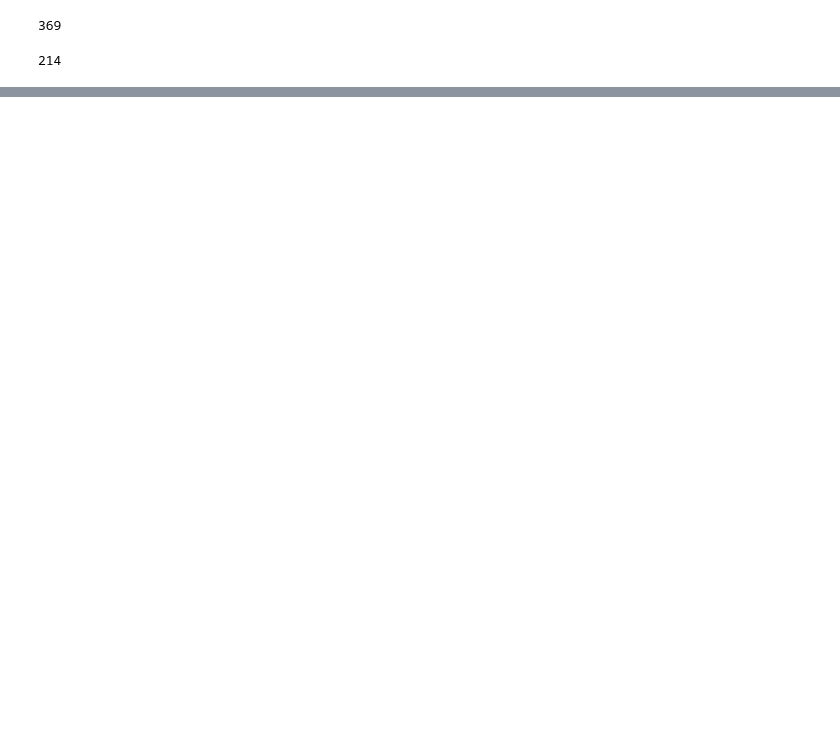
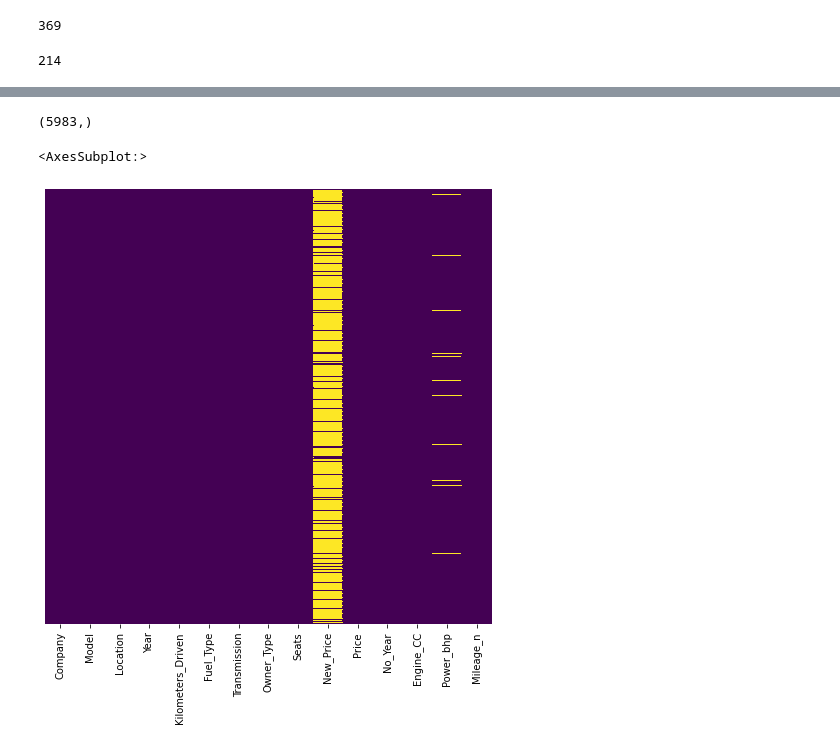
Before and after one commit to ranjeet964/Car-resell-price-prediction, a Jupyter notebook: car price prediction.ipynb, the cells around one changed output, grey strips where cells are left out. Saved outputs shown, nothing was run; the diff lists cells and outputs as text; code cells hidden in the pictures; blank space fills up the shorter version.

```diff
--- a/car price prediction.ipynb
+++ b/car price prediction.ipynb
@@ -349,0 +338,11 @@ print(train_new)
+# %%
+train_new['Year'].shape
+# %% [output]
+(5983,)
+# %%
+fig, ax = plt.subplots(figsize=(8,8))         # Sample figsize in inches
+
+sns.heatmap(train_new.isnull(), yticklabels=False, cbar=False, cmap='viridis', ax=ax)
+# %% [output]
+<AxesSubplot:>
+[figure, added]
```
Also changed, not shown: parts of 19 cells of this notebook.
